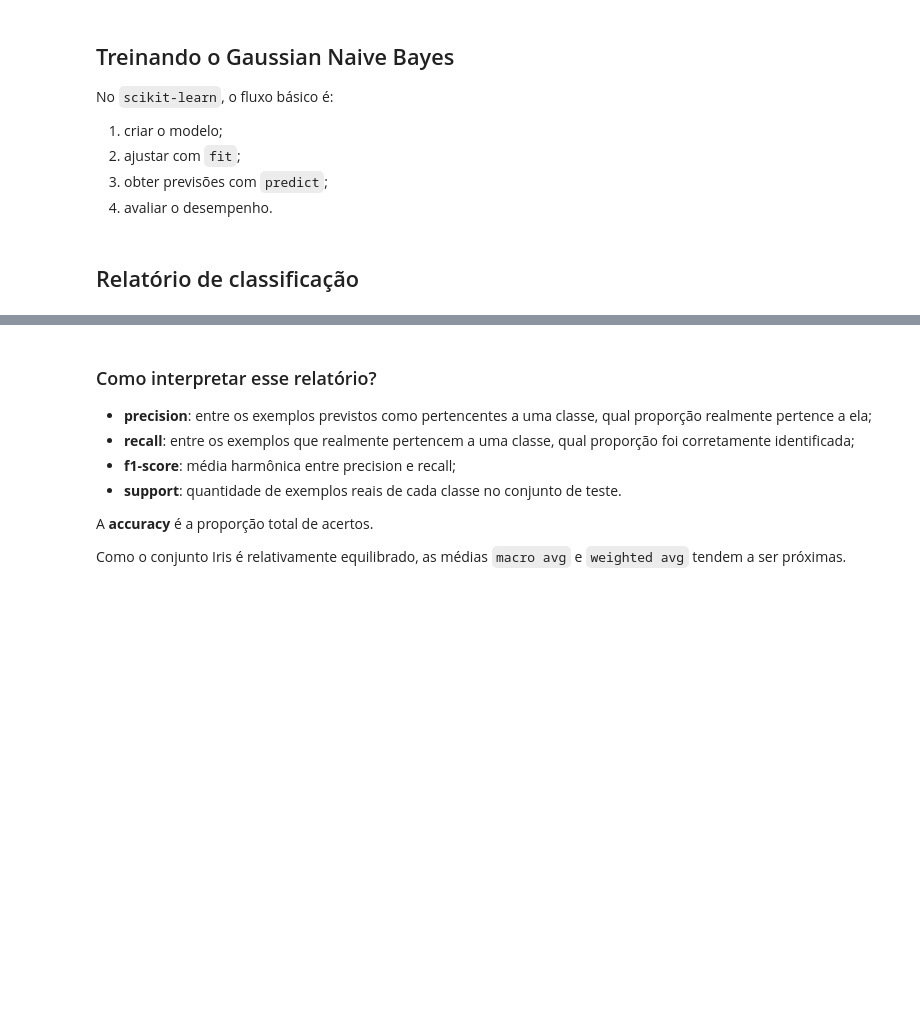
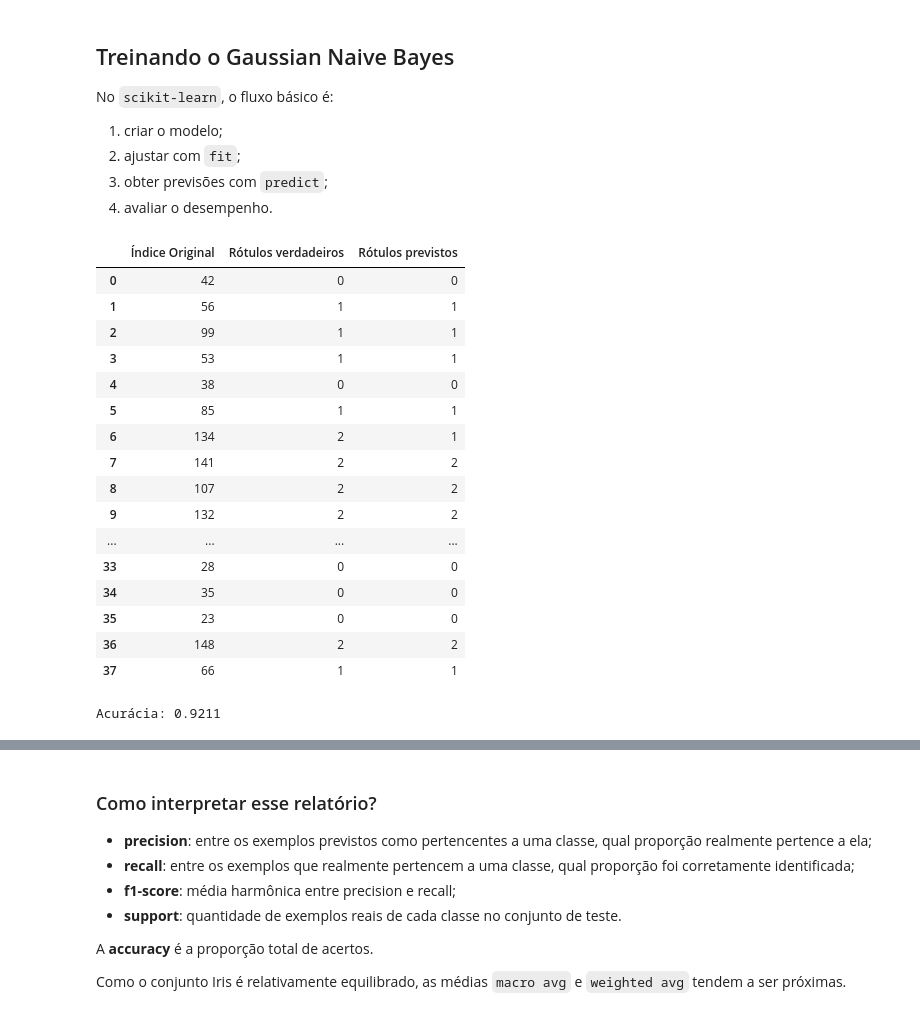
Before and after one commit to diogoflim/AM, a Jupyter notebook: 03_naive_bayes.ipynb, the cells around one changed output, grey strips where cells are left out. Saved outputs shown, nothing was run; the diff lists cells and outputs as text; code cells hidden in the pictures; blank space fills up the shorter version.

```diff
--- a/03_naive_bayes.ipynb
+++ b/03_naive_bayes.ipynb
@@ -132,3 +146,0 @@ print("Acurácia:", round(accuracy_score(y_test, y_pred), 4))
-# %% [markdown]
-
-## Relatório de classificação
@@ -142,2 +154,31 @@ from sklearn.metrics import (
+# %%
+df_comparison = pd.DataFrame({
+    'Índice Original': y_test.index.values,
+    'Rótulos verdadeiros': y_test.values,
+    'Rótulos previstos': y_pred
+})
+df_comparison
+# %% [output]
+|  | Índice Original | Rótulos verdadeiros | Rótulos previstos |
+| 0 | 42 | 0 | 0 |
+| 1 | 56 | 1 | 1 |
+| 2 | 99 | 1 | 1 |
+| 3 | 53 | 1 | 1 |
+| 4 | 38 | 0 | 0 |
+| 5 | 85 | 1 | 1 |
+| 6 | 134 | 2 | 1 |
+| 7 | 141 | 2 | 2 |
+| 8 | 107 | 2 | 2 |
+| 9 | 132 | 2 | 2 |
+| ... | ... | ... | ... |
+| 33 | 28 | 0 | 0 |
+| 34 | 35 | 0 | 0 |
+| 35 | 23 | 0 | 0 |
+| 36 | 148 | 2 | 2 |
+| 37 | 66 | 1 | 1 |
+# %%
+print("Acurácia:", round(accuracy_score(y_test, y_pred), 4))
+# %% [output]
+Acurácia: 0.9211
 # %%
 print(classification_report(y_test, y_pred, target_names=iris.target_names))
```
Also changed, not shown: parts of 32 cells of this notebook.
